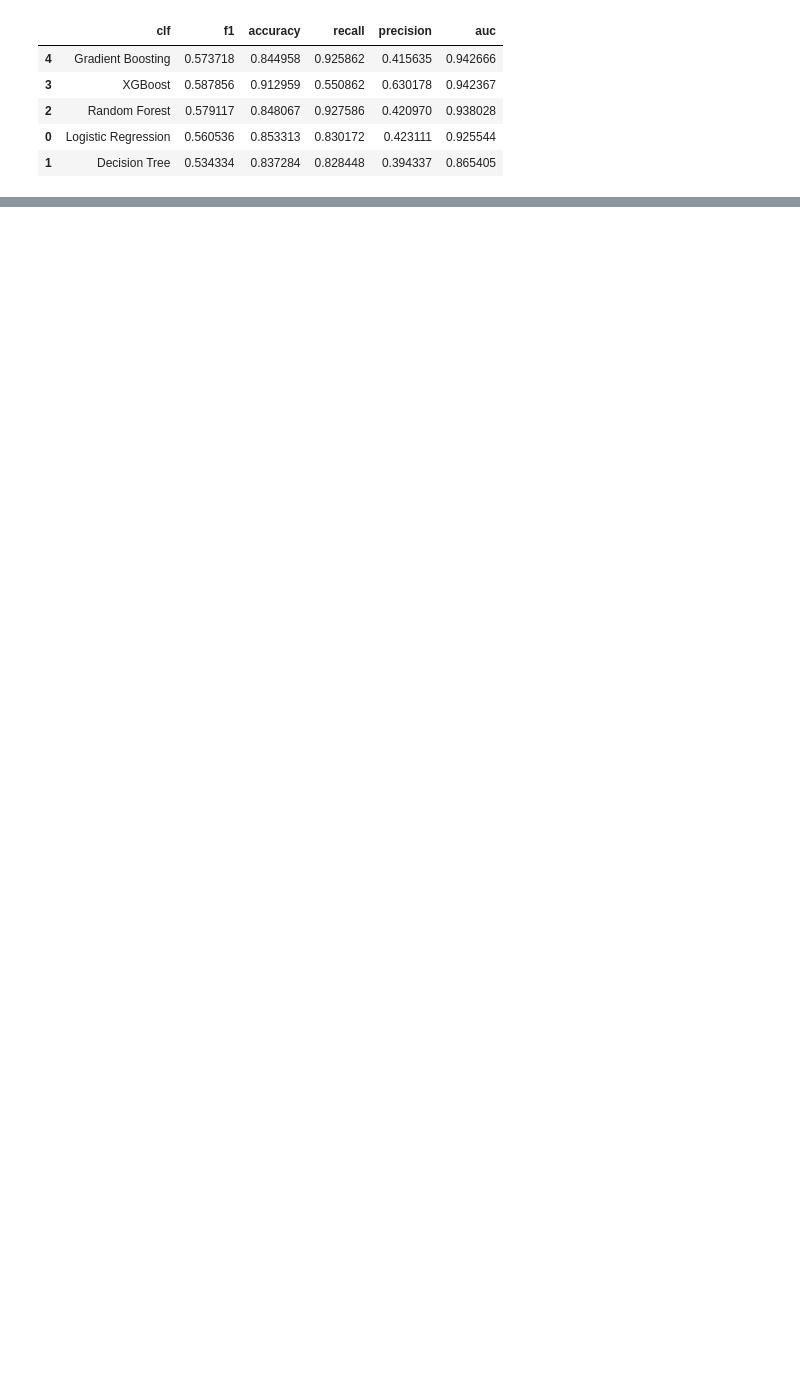
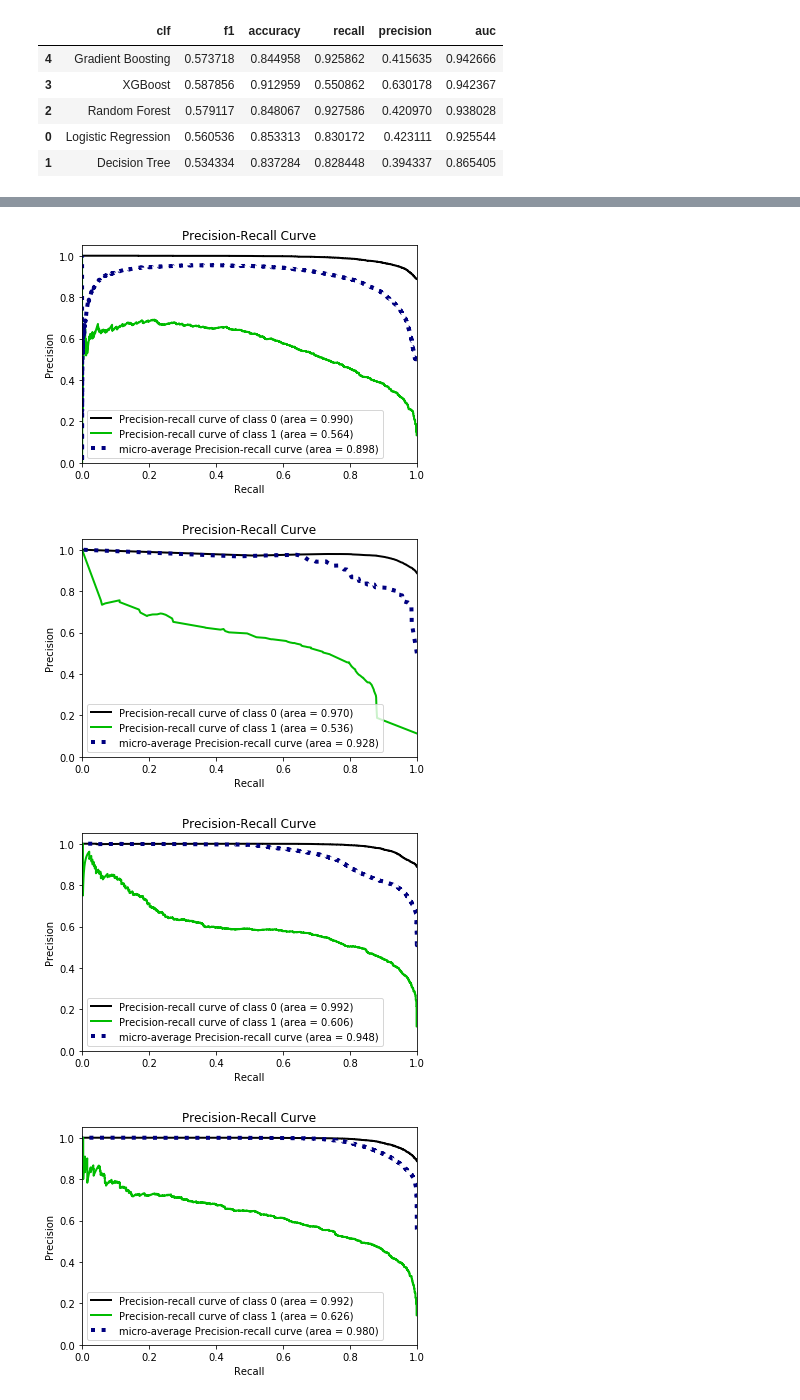
Before and after one commit to sanayei/marketing, a Jupyter notebook: bank-marketing.ipynb, the cells around one changed output, grey strips where cells are left out. Saved outputs shown, nothing was run; the diff lists cells and outputs as text; code cells hidden in the pictures; blank space fills up the shorter version.

Commit message:
added new charts and ROC cost analysis

```diff
--- a/bank-marketing.ipynb
+++ b/bank-marketing.ipynb
@@ -801,14 +776,0 @@ plt.show()
-# %%
-plt.figure(figsize=(12, 10))
-plt.plot([0, 1], [0, 1], linestyle='--', lw=2, color='r', label='Chance', alpha=.8)
-for name, model in models.items():
-    g = model_eval_test.gain(model)
-    gains = g['gains']
-    percentages = g['percentages']
-    plt.plot(fpr, tpr, lw=1, alpha=0.8, label='%s)' % (name))
-
-plt.xlabel('Percentages')
-plt.ylabel('Gains')
-plt.title('Gain Chart')
-plt.legend(loc="lower right")
-plt.show()
@@ -817,6 +776,0 @@ plt.show()
-# %%
-import scikitplot as skplt
-for name, model in models.items():
-
-    y_probas = model.predict_proba(X_test)
-    skplt.metrics.plot_cumulative_gain(y_test, y_probas, title=name)
@@ -829,5 +776,0 @@ for name, model in models.items():
-# %%
-for name, model in models.items():
-
-    y_probas = model.predict_proba(X_test)
-    skplt.metrics.plot_roc_curve(y_test, y_probas, title=name)
@@ -876,0 +812,11 @@ from sklearn.model_selection import cross_val_score
+# %%
+import scikitplot as skplt
+for name, model in models.items():
+
+    y_probas = model.predict_proba(X_test)
+    skplt.metrics.plot_precision_recall(y_test, y_probas)
+# %% [output]
+[figure, added]
+[figure, added]
+[figure, added]
+[figure, added]
```
Also changed, not shown: parts of 18 cells of this notebook.
